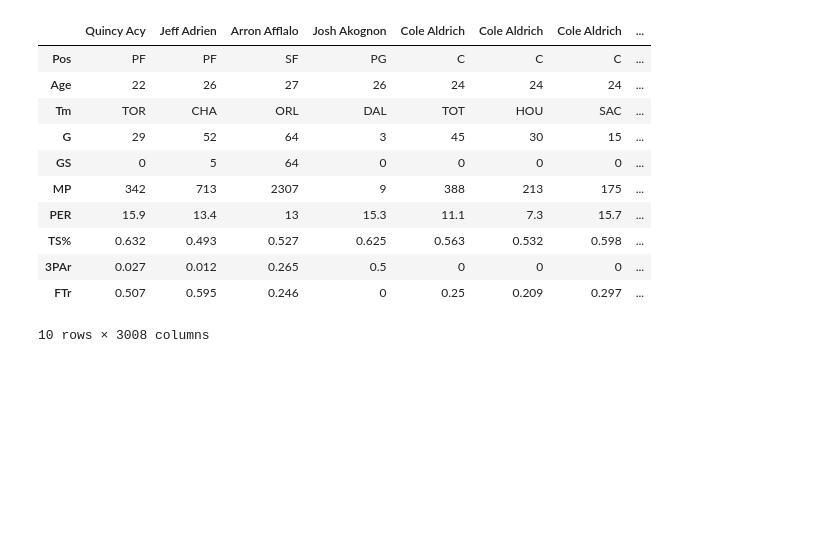
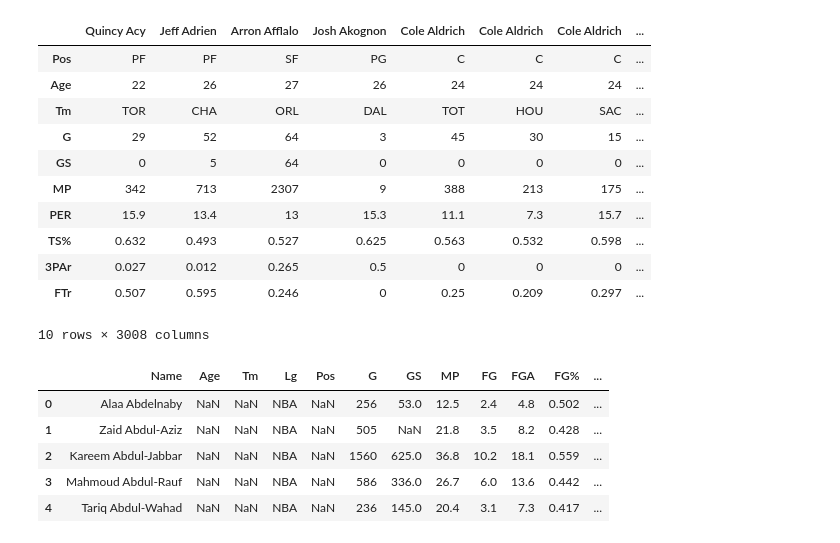
Before and after one commit to cis-519-team/project, a Jupyter notebook: Untitled.ipynb, the cells around one changed output. Saved outputs shown, nothing was run; the diff lists cells and outputs as text; code cells hidden in the pictures; blank space fills up the shorter version.

```diff
--- a/Untitled.ipynb
+++ b/Untitled.ipynb
@@ -168,3 +168,14 @@ def feature_prep(game_df, player_df):
     return (x_train, y_train)
 # %%
 # feature_prep(data, all_player_df)
+# %%
+career=pd.read_csv('player_career.csv',index_col=False)
+pd.set_option('display.max_columns', None)
+career.head()
+# %% [output]
+|  | Name | Age | Tm | Lg | Pos | G | GS | MP | FG | FGA | FG% | ... |
+| 0 | Alaa Abdelnaby | NaN | NaN | NBA | NaN | 256 | 53.0 | 12.5 | 2.4 | 4.8 | 0.502 | ... |
+| 1 | Zaid Abdul-Aziz | NaN | NaN | NBA | NaN | 505 | NaN | 21.8 | 3.5 | 8.2 | 0.428 | ... |
+| 2 | Kareem Abdul-Jabbar | NaN | NaN | NBA | NaN | 1560 | 625.0 | 36.8 | 10.2 | 18.1 | 0.559 | ... |
+| 3 | Mahmoud Abdul-Rauf | NaN | NaN | NBA | NaN | 586 | 336.0 | 26.7 | 6.0 | 13.6 | 0.442 | ... |
+| 4 | Tariq Abdul-Wahad | NaN | NaN | NBA | NaN | 236 | 145.0 | 20.4 | 3.1 | 7.3 | 0.417 | ... |
```
